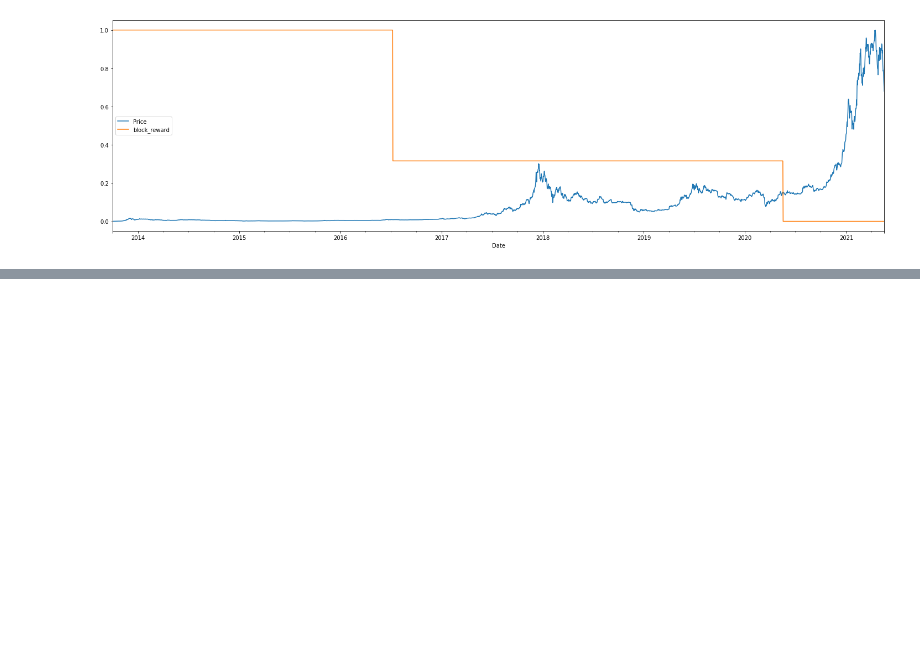
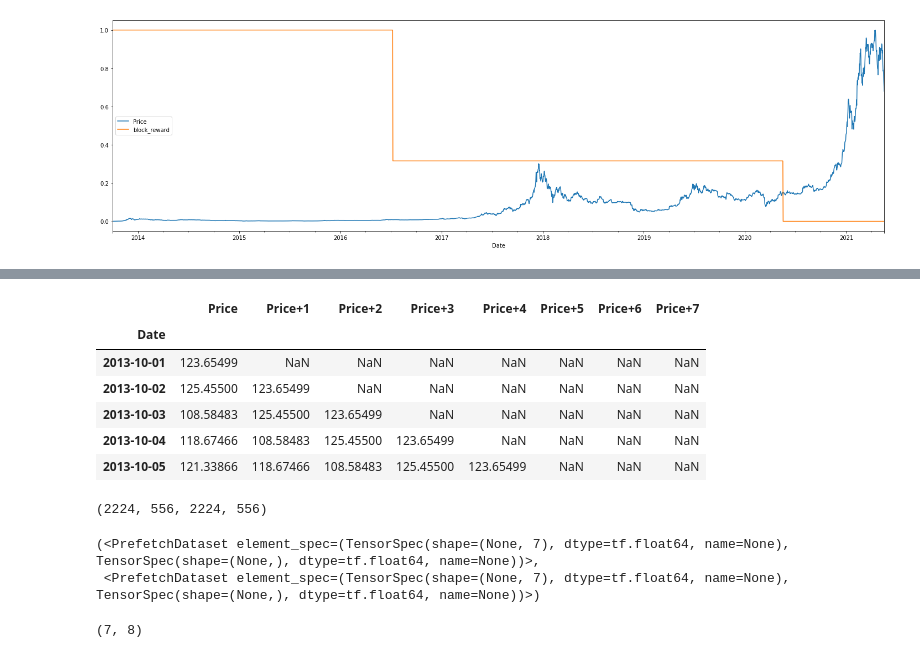
Before and after one commit to eMIKARp/TimeSeries_With_TENSORFLOW, a Jupyter notebook: TimeSeries_With_TENSORFLOW.ipynb, the cells around one changed output, grey strips where cells are left out. Saved outputs shown, nothing was run; the diff lists cells and outputs as text; code cells hidden in the pictures; blank space fills up the shorter version.

```diff
--- a/TimeSeries_With_TENSORFLOW.ipynb
+++ b/TimeSeries_With_TENSORFLOW.ipynb
@@ -1128,0 +1323,15 @@ scaled_btc_prices.plot(figsize = (25,7));
+# %%
+bitcoin_prices_nbeats = bitcoin_prices.copy()
+# %%
+for i in range(WINDOW_SIZE):
+  bitcoin_prices_nbeats[f'Price+{i+1}'] = bitcoin_prices_nbeats['Price'].shift(periods=i+1)
+
+bitcoin_prices_nbeats.head()
+# %% [output]
+|  | Price | Price+1 | Price+2 | Price+3 | Price+4 | Price+5 | Price+6 | Price+7 |
+| Date |  |  |  |  |  |  |  |  |
+| 2013-10-01 | 123.65499 | NaN | NaN | NaN | NaN | NaN | NaN | NaN |
+| 2013-10-02 | 125.45500 | 123.65499 | NaN | NaN | NaN | NaN | NaN | NaN |
+| 2013-10-03 | 108.58483 | 125.45500 | 123.65499 | NaN | NaN | NaN | NaN | NaN |
+| 2013-10-04 | 118.67466 | 108.58483 | 125.45500 | 123.65499 | NaN | NaN | NaN | NaN |
+| 2013-10-05 | 121.33866 | 118.67466 | 108.58483 | 125.45500 | 123.65499 | NaN | NaN | NaN |
@@ -1128,0 +1345,35 @@ scaled_btc_prices.plot(figsize = (25,7));
+# %%
+len(X_train),len(X_test),len(y_train),len(y_test)
+# %% [output]
+(2224, 556, 2224, 556)
+# %%
+train_features_dataset = tf.data.Dataset.from_tensor_slices(X_train)
+train_labels_dataset = tf.data.Dataset.from_tensor_slices(y_train)
+
+test_features_dataset = tf.data.Dataset.from_tensor_slices(X_test)
+test_labels_dataset = tf.data.Dataset.from_tensor_slices(y_test)
+
+train_dataset = tf.data.Dataset.zip((train_features_dataset, train_labels_dataset))
+test_dataset = tf.data.Dataset.zip((test_features_dataset, test_labels_dataset))
+
+BATCH_SIZE = 1024
+train_dataset = train_dataset.batch(BATCH_SIZE).prefetch(tf.data.AUTOTUNE)
+test_dataset = test_dataset.batch(BATCH_SIZE).prefetch(tf.data.AUTOTUNE)
+
+train_dataset,test_dataset
+# %% [output]
+(<PrefetchDataset element_spec=(TensorSpec(shape=(None, 7), dtype=tf.float64, name=None), TensorSpec(shape=(None,), dtype=tf.float64, name=None))>,
+ <PrefetchDataset element_spec=(TensorSpec(shape=(None, 7), dtype=tf.float64, name=None), TensorSpec(shape=(None,), dtype=tf.float64, name=None))>)
+# %%
+N_EPOCHS = 5000
+N_NEURONS = 512
+N_LAYERS = 4
+N_STACKS = 30
+
+INPUT_SIZE = WINDOW_SIZE * HORIZON
+
+THETA_SIZE = INPUT_SIZE + HORIZON
+
+INPUT_SIZE, THETA_SIZE
+# %% [output]
+(7, 8)
```
Also changed, not shown: parts of 18 cells of this notebook.
